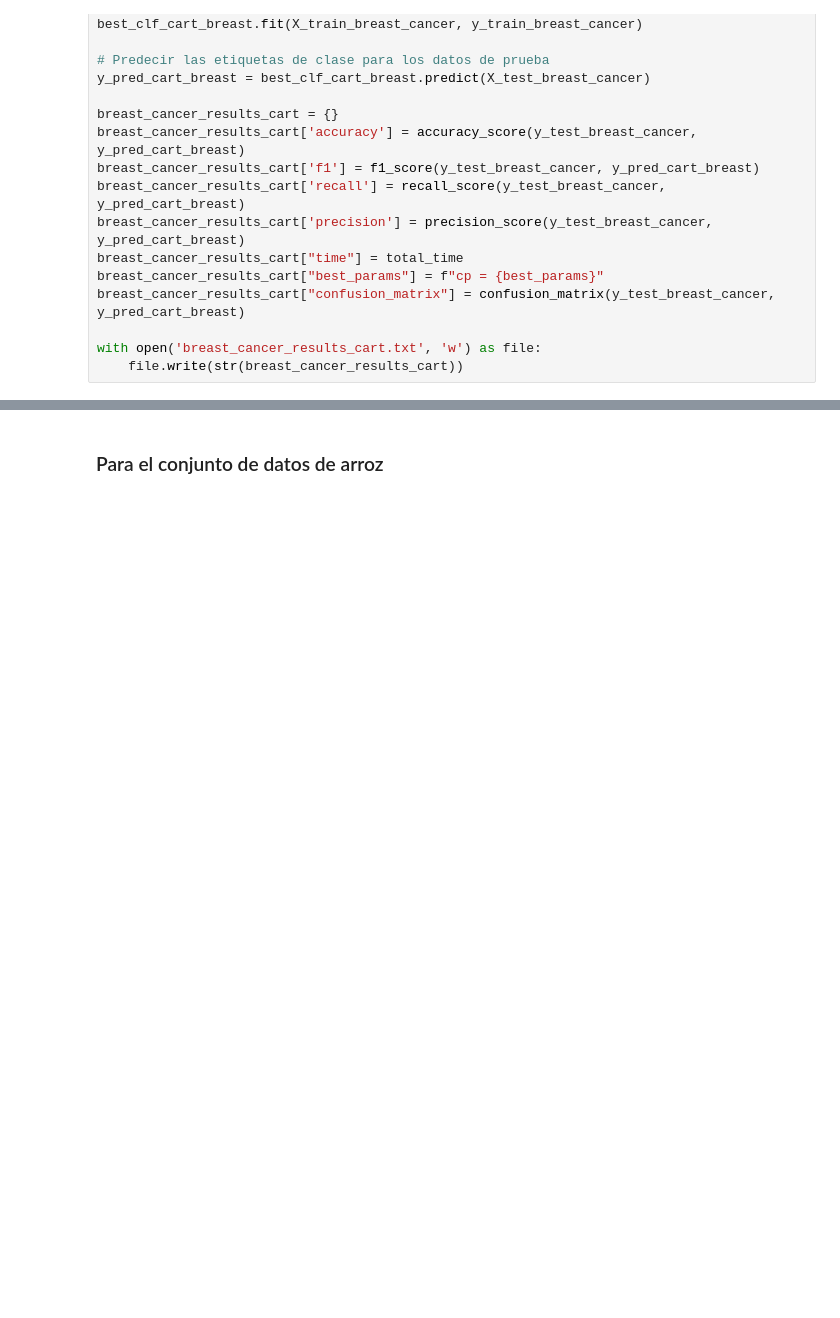
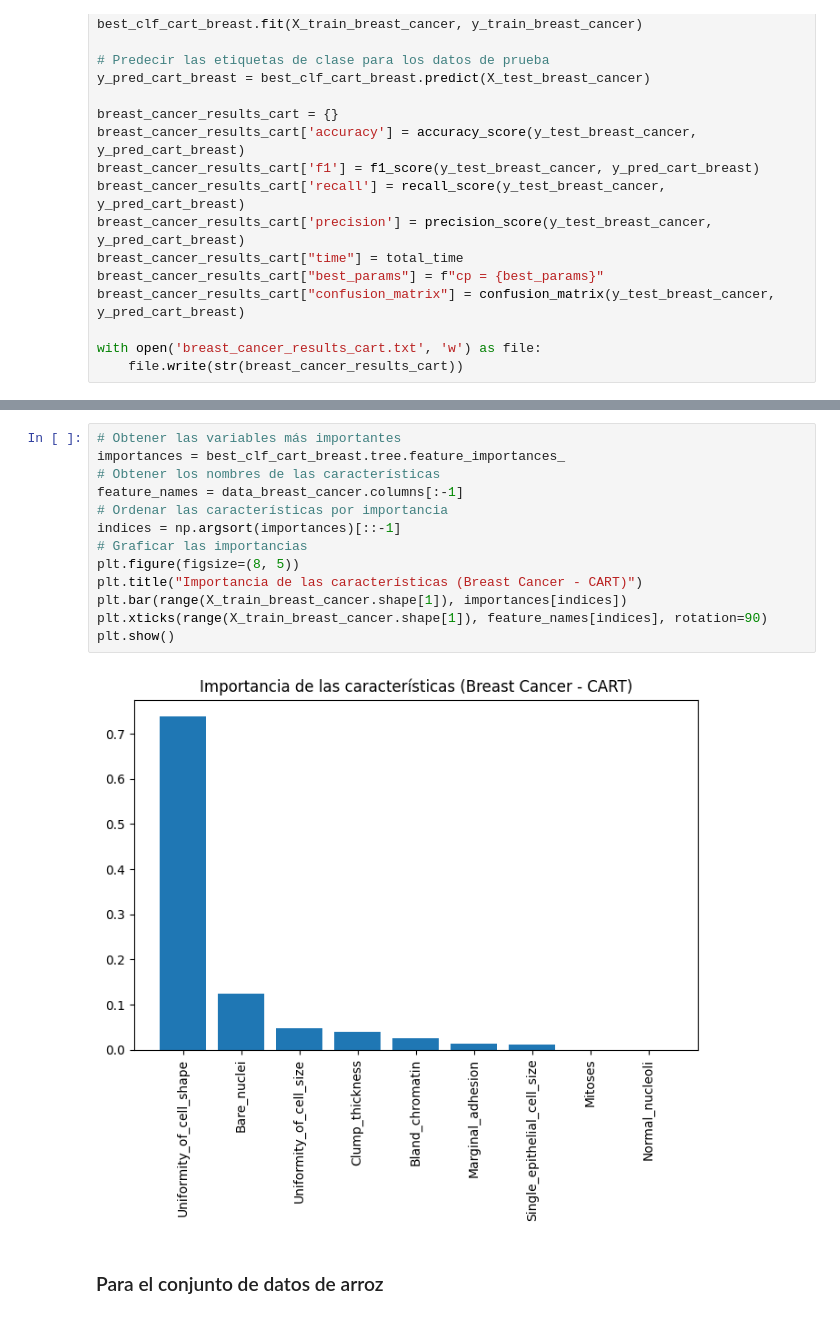
Before and after one commit to feliperussi/rdp_proyeto_2, a Jupyter notebook: RdP_proyecto_2.ipynb, the cells around one changed output, grey strips where cells are left out. Saved outputs shown, nothing was run; the diff lists cells and outputs as text; blank space fills up the shorter version.

Commit message:
Importancias

```diff
--- a/RdP_proyecto_2.ipynb
+++ b/RdP_proyecto_2.ipynb
@@ -814,3 +817,18 @@ with open('breast_cancer_results_cart.txt', 'w') as file:
+# %%
+# Obtener las variables más importantes
+importances = best_clf_cart_breast.tree.feature_importances_
+# Obtener los nombres de las características
+feature_names = data_breast_cancer.columns[:-1]
+# Ordenar las características por importancia
+indices = np.argsort(importances)[::-1]
+# Graficar las importancias
+plt.figure(figsize=(8, 5))
+plt.title("Importancia de las características (Breast Cancer - CART)")
+plt.bar(range(X_train_breast_cancer.shape[1]), importances[indices])
+plt.xticks(range(X_train_breast_cancer.shape[1]), feature_names[indices], rotation=90)
+plt.show()
+# %% [output]
+[figure, added]
 # %% [markdown]
 ### Para el conjunto de datos de arroz
 # %%
```
Also changed, not shown: parts of 6 cells of this notebook, 4 other files.
